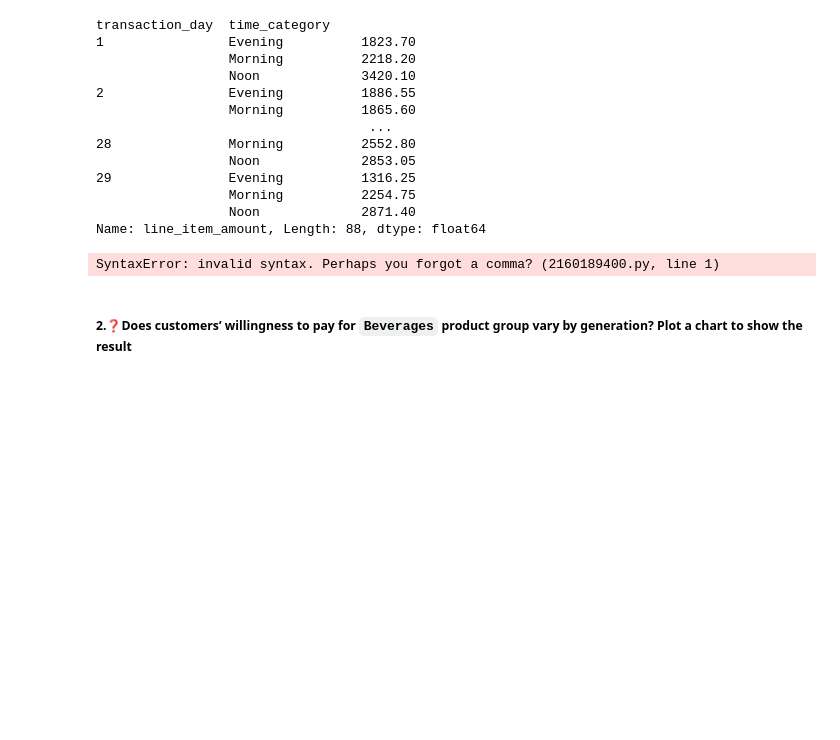
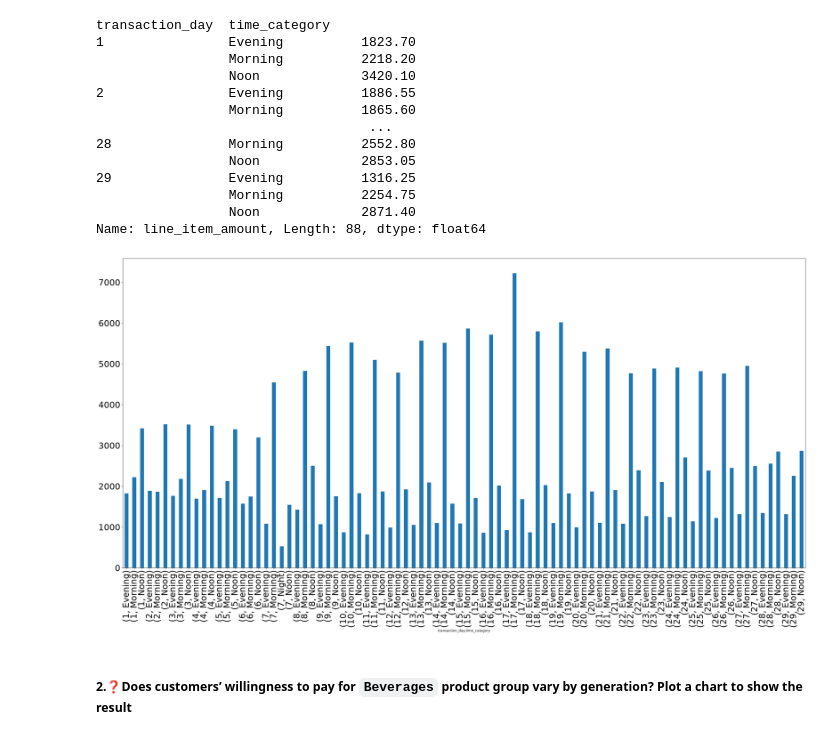
Before and after one commit to ReemAlasfoor/labs, a Jupyter notebook: 3.13 Data Exploration Lab/Lab_Data_Exploration_Python-HMA-v.2.1.ipynb, the cells around one changed output. Cells and saved outputs as stored; diff of their text form; code cells hidden in the pictures; blank space fills up the shorter version.

```diff
--- a/3.13 Data Exploration Lab/Lab_Data_Exploration_Python-HMA-v.2.1.ipynb
+++ b/3.13 Data Exploration Lab/Lab_Data_Exploration_Python-HMA-v.2.1.ipynb
@@ -568,10 +568,14 @@ transaction_day  time_category
                  Morning          2254.75
                  Noon             2871.40
 Name: line_item_amount, Length: 88, dtype: float64
-# %%
-p.plot(kind='bar', rot=45)
-# %% [output]
-SyntaxError: invalid syntax. Perhaps you forgot a comma? (2160189400.py, line 1)
+# %%
+
+p.plot(kind='bar', figsize=(30,16), rot=90, fontsize=26)
+
+plt.tight_layout()
+plt.show()
+# %% [output]
+[figure, added]
 # %% [markdown]
 ##### 2.❓Does customers’ willingness to pay for `Beverages` product group vary by generation? Plot a chart to show the result
 # %%
```
